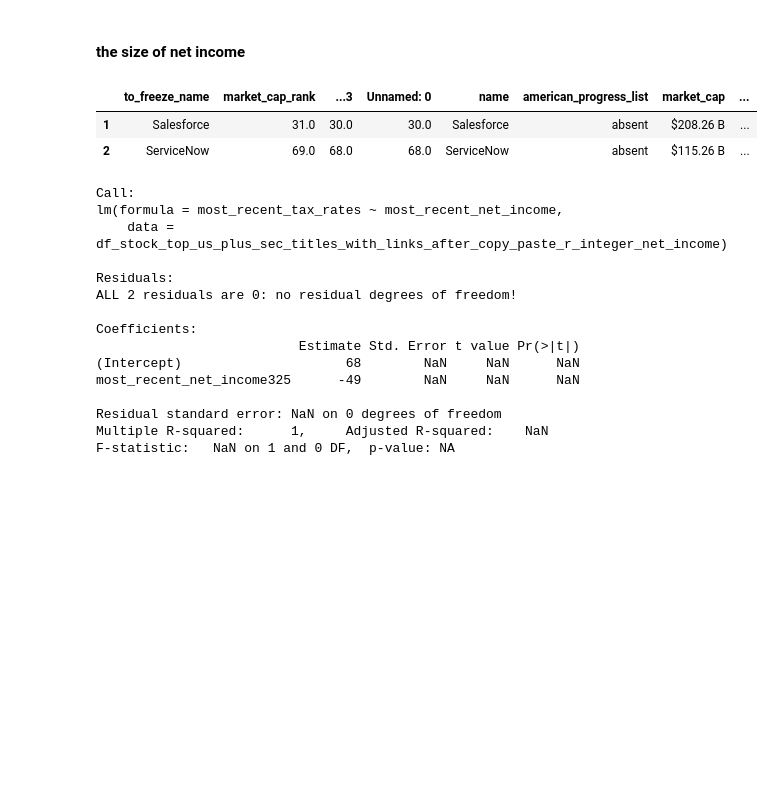
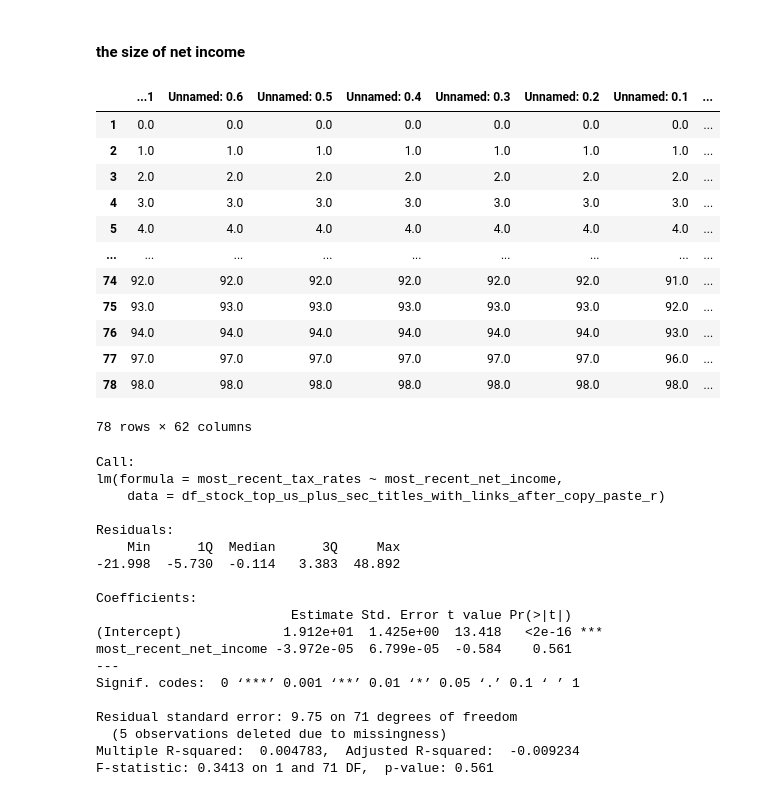
Before and after one commit to ivynyayieka/tech_sec, a Jupyter notebook: sec_basic_regressions.ipynb, the cells around one changed output. Saved outputs shown, nothing was run; the diff lists cells and outputs as text; code cells hidden in the pictures; blank space fills up the shorter version.

Commit message:
statistical tests with more data

```diff
--- a/sec_basic_regressions.ipynb
+++ b/sec_basic_regressions.ipynb
@@ -118,7 +118,7 @@ df_stock_top_us_plus_sec_titles_with_links_after_copy_paste
 
 
 # df_kenya_education_r_incorrect_female <- read_csv('df_x_y_cleaned_with_teacher_ratio.csv', show_col_types = FALSE)
-df_stock_top_us_plus_sec_titles_with_links_after_copy_paste_r <- read_csv('df_stock_top_us_plus_sec_titles_with_links_after_copy_paste_w_python_calc_tech.csv', show_col_types = FALSE)
+df_stock_top_us_plus_sec_titles_with_links_after_copy_paste_r <- read_csv('df_stock_top_us_plus_sec_titles_merge_df_all_ten_k_document_lists_of_dicts.csv', show_col_types = FALSE)
 # %% [output]
 New names:
 • `` -> `...1`
@@ -434,37 +450,51 @@ df_stock_top_us_plus_sec_titles_with_links_after_copy_paste_r_integer
 # %% [markdown]
 #### the size of net income
 # %%
-%%R -o df_stock_top_us_plus_sec_titles_with_links_after_copy_paste_r_integer_net_income
+%%R -o df_stock_top_us_plus_sec_titles_with_links_after_copy_paste_r
 
 # Filter the data frame to include only rows with integer values in 'most_recent_tax_rates'
-df_stock_top_us_plus_sec_titles_with_links_after_copy_paste_r_integer_net_income <- df_stock_top_us_plus_sec_titles_with_links_after_copy_paste_r_integer %>%
+df_stock_top_us_plus_sec_titles_with_links_after_copy_paste_r <- df_stock_top_us_plus_sec_titles_with_links_after_copy_paste_r %>%
   filter(grepl("^\\d+$", most_recent_net_income))
 
 # Now, df_stock_top_us_plus_sec_titles_with_links_after_copy_paste_r_integer contains only rows where 'most_recent_tax_rates' are integers.
 # %%
-df_stock_top_us_plus_sec_titles_with_links_after_copy_paste_r_integer_net_income
+df_stock_top_us_plus_sec_titles_with_links_after_copy_paste_r
 # %% [output]
-|  | to_freeze_name | market_cap_rank | ...3 | Unnamed: 0 | name | american_progress_list | market_cap | ... |
-| 1 | Salesforce | 31.0 | 30.0 | 30.0 | Salesforce | absent | $208.26 B | ... |
-| 2 | ServiceNow | 69.0 | 68.0 | 68.0 | ServiceNow | absent | $115.26 B | ... |
+|  | ...1 | Unnamed: 0.6 | Unnamed: 0.5 | Unnamed: 0.4 | Unnamed: 0.3 | Unnamed: 0.2 | Unnamed: 0.1 | ... |
+| 1 | 0.0 | 0.0 | 0.0 | 0.0 | 0.0 | 0.0 | 0.0 | ... |
+| 2 | 1.0 | 1.0 | 1.0 | 1.0 | 1.0 | 1.0 | 1.0 | ... |
+| 3 | 2.0 | 2.0 | 2.0 | 2.0 | 2.0 | 2.0 | 2.0 | ... |
+| 4 | 3.0 | 3.0 | 3.0 | 3.0 | 3.0 | 3.0 | 3.0 | ... |
+| 5 | 4.0 | 4.0 | 4.0 | 4.0 | 4.0 | 4.0 | 4.0 | ... |
+| ... | ... | ... | ... | ... | ... | ... | ... | ... |
+| 74 | 92.0 | 92.0 | 92.0 | 92.0 | 92.0 | 92.0 | 91.0 | ... |
+| 75 | 93.0 | 93.0 | 93.0 | 93.0 | 93.0 | 93.0 | 92.0 | ... |
+| 76 | 94.0 | 94.0 | 94.0 | 94.0 | 94.0 | 94.0 | 93.0 | ... |
+| 77 | 97.0 | 97.0 | 97.0 | 97.0 | 97.0 | 97.0 | 96.0 | ... |
+| 78 | 98.0 | 98.0 | 98.0 | 98.0 | 98.0 | 98.0 | 98.0 | ... |
+78 rows × 62 columns
 # %%
 %%R
 # guide for linear regression
-model <- lm(most_recent_tax_rates ~ most_recent_net_income, df_stock_top_us_plus_sec_titles_with_links_after_copy_paste_r_integer_net_income)
+model <- lm(most_recent_tax_rates ~ most_recent_net_income, df_stock_top_us_plus_sec_titles_with_links_after_copy_paste_r)
 summary(model)
 # %% [output]
 Call:
 lm(formula = most_recent_tax_rates ~ most_recent_net_income,
-    data = df_stock_top_us_plus_sec_titles_with_links_after_copy_paste_r_integer_net_income)
+    data = df_stock_top_us_plus_sec_titles_with_links_after_copy_paste_r)
 
 Residuals:
-ALL 2 residuals are 0: no residual degrees of freedom!
+    Min      1Q  Median      3Q     Max
+-21.998  -5.730  -0.114   3.383  48.892
 
 Coefficients:
-                          Estimate Std. Error t value Pr(>|t|)
-(Intercept)                     68        NaN     NaN      NaN
-most_recent_net_income325      -49        NaN     NaN      NaN
+                         Estimate Std. Error t value Pr(>|t|)
+(Intercept)             1.912e+01  1.425e+00  13.418   <2e-16 ***
+most_recent_net_income -3.972e-05  6.799e-05  -0.584    0.561
+---
+Signif. codes:  0 ‘***’ 0.001 ‘**’ 0.01 ‘*’ 0.05 ‘.’ 0.1 ‘ ’ 1
 
-Residual standard error: NaN on 0 degrees of freedom
-Multiple R-squared:      1,     Adjusted R-squared:    NaN
-F-statistic:   NaN on 1 and 0 DF,  p-value: NA
+Residual standard error: 9.75 on 71 degrees of freedom
+  (5 observations deleted due to missingness)
+Multiple R-squared:  0.004783,  Adjusted R-squared:  -0.009234
+F-statistic: 0.3413 on 1 and 71 DF,  p-value: 0.561
```
Also changed, not shown: parts of 7 cells of this notebook, 3 other files.
